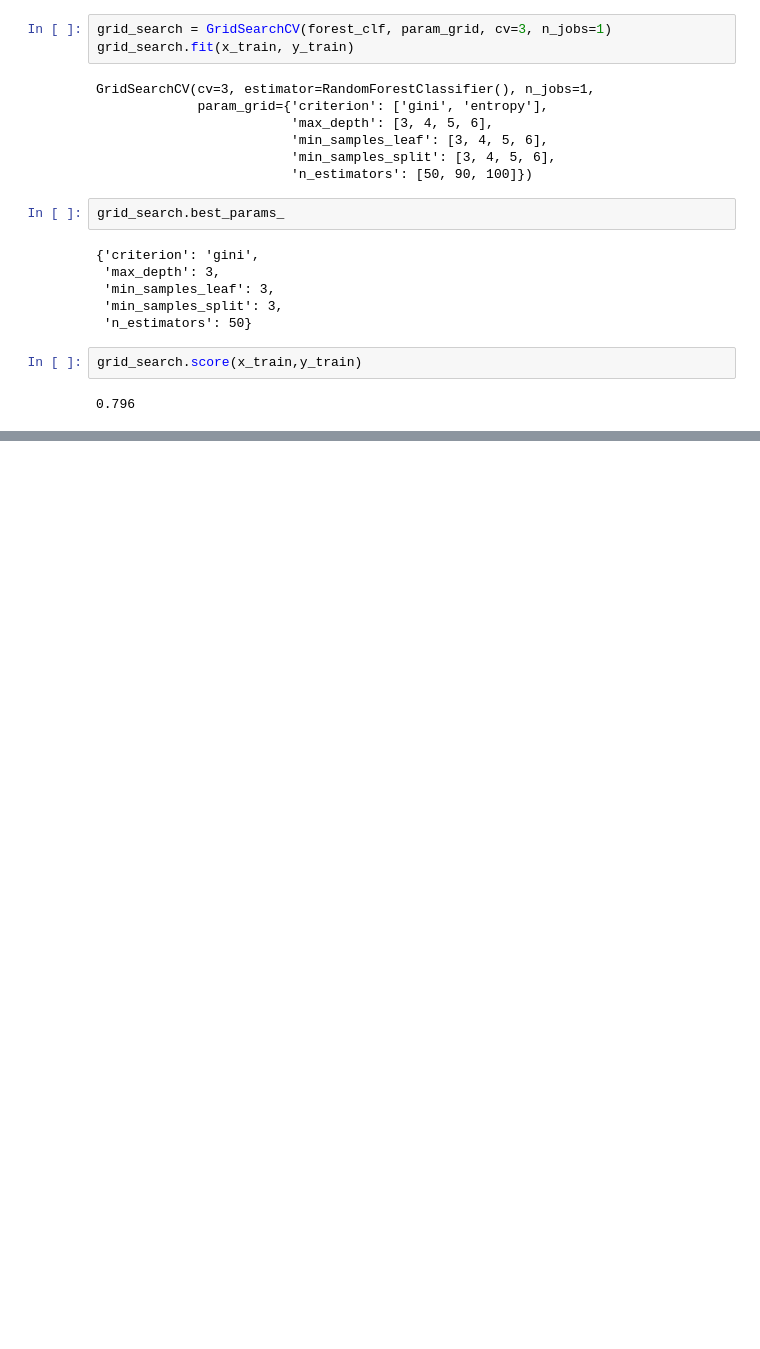
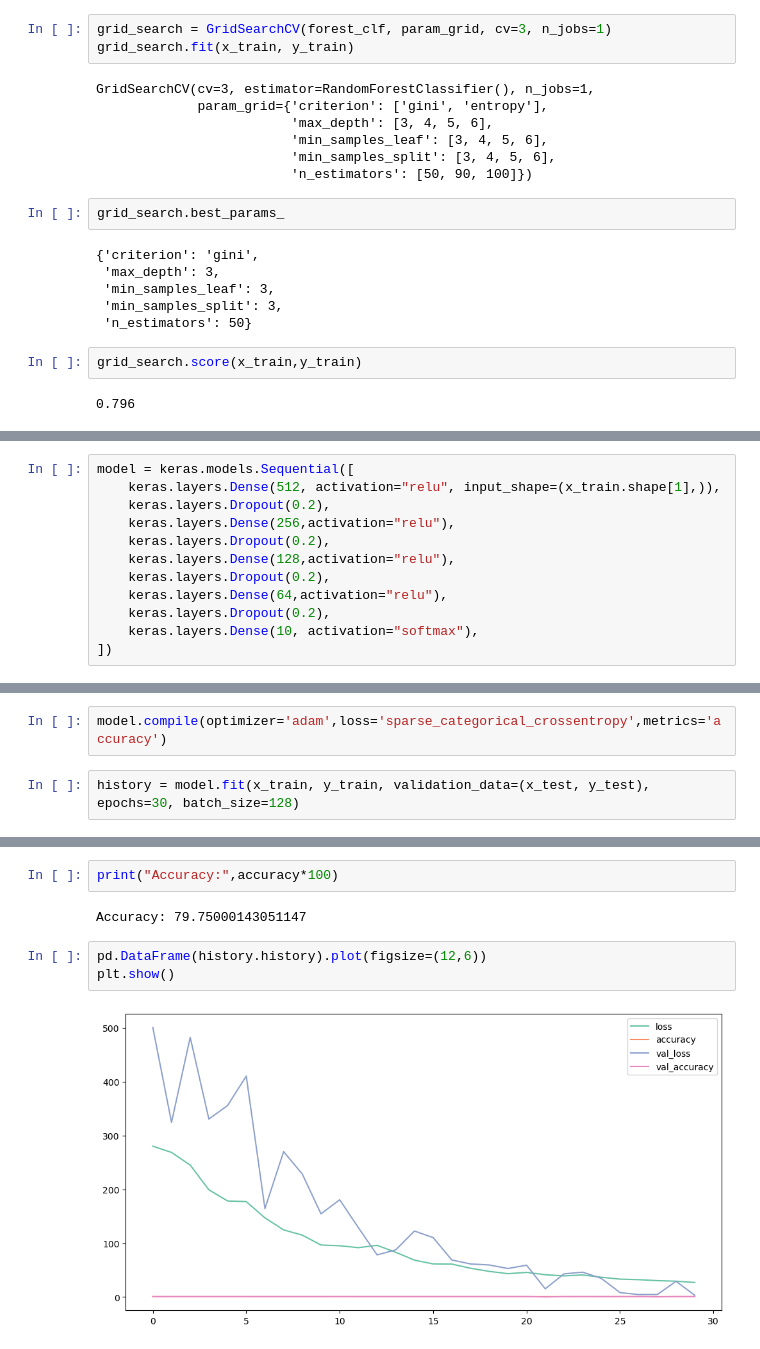
Before and after one commit to AzamatErgashov/customer_churn_youtube-and-deep-learning, a Jupyter notebook: main.ipynb, the cells around one changed output, grey strips where cells are left out. Cells and saved outputs as stored; diff of their text form; blank space fills up the shorter version.

```diff
--- a/main.ipynb
+++ b/main.ipynb
@@ -152,0 +272,12 @@ grid_search.score(x_train,y_train)
+# %%
+model = keras.models.Sequential([
+    keras.layers.Dense(512, activation="relu", input_shape=(x_train.shape[1],)),
+    keras.layers.Dropout(0.2),
+    keras.layers.Dense(256,activation="relu"),
+    keras.layers.Dropout(0.2),
+    keras.layers.Dense(128,activation="relu"),
+    keras.layers.Dropout(0.2),
+    keras.layers.Dense(64,activation="relu"),
+    keras.layers.Dropout(0.2),
+    keras.layers.Dense(10, activation="softmax"),
+])
@@ -152,0 +304,4 @@ grid_search.score(x_train,y_train)
+# %%
+model.compile(optimizer='adam',loss='sparse_categorical_crossentropy',metrics='accuracy')
+# %%
+history = model.fit(x_train, y_train, validation_data=(x_test, y_test), epochs=30, batch_size=128)
@@ -152,0 +330,9 @@ grid_search.score(x_train,y_train)
+# %%
+print("Accuracy:",accuracy*100)
+# %% [output]
+Accuracy: 79.75000143051147
+# %%
+pd.DataFrame(history.history).plot(figsize=(12,6))
+plt.show()
+# %% [output]
+[figure, added]
```
Also changed, not shown: parts of 32 cells of this notebook.
